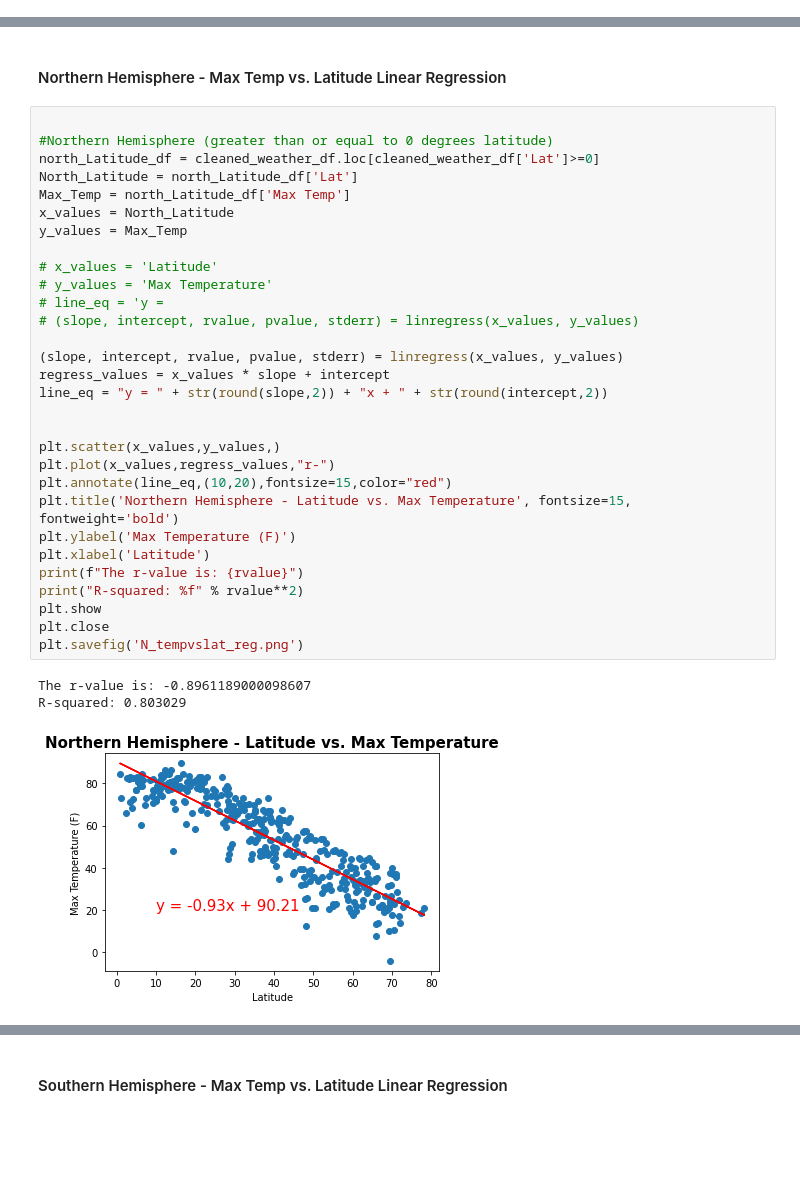
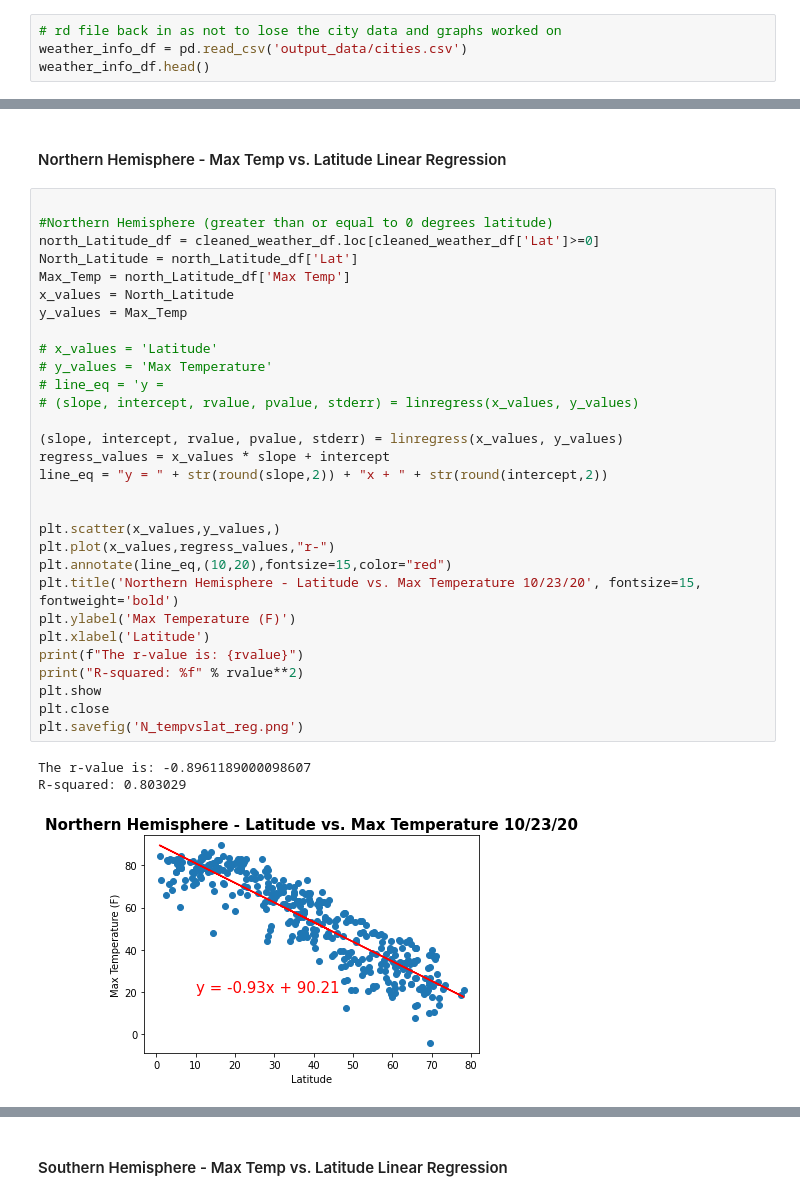
Before and after one commit to jump8621/python-api-challenge, a Jupyter notebook: WeatherPy/WeatherPy-Copy1.ipynb, the cells around one changed output, grey strips where cells are left out. Drawn from its saved outputs; the diff is of its cells as text; blank space fills up the shorter version.

Commit message:
add data

```diff
--- a/WeatherPy/WeatherPy-Copy1.ipynb
+++ b/WeatherPy/WeatherPy-Copy1.ipynb
@@ -226,0 +164,4 @@ weather_info_df.to_csv('../output_data/cities.csv')
+# %%
+# rd file back in as not to lose the city data and graphs worked on
+weather_info_df = pd.read_csv('output_data/cities.csv')
+weather_info_df.head()
@@ -448,32 +347,32 @@ plt.savefig('windvslat.png')
 #Northern Hemisphere (greater than or equal to 0 degrees latitude)
 north_Latitude_df = cleaned_weather_df.loc[cleaned_weather_df['Lat']>=0]
 North_Latitude = north_Latitude_df['Lat']
 Max_Temp = north_Latitude_df['Max Temp']
 x_values = North_Latitude
 y_values = Max_Temp
 
 # x_values = 'Latitude'
 # y_values = 'Max Temperature'
 # line_eq = 'y =
 # (slope, intercept, rvalue, pvalue, stderr) = linregress(x_values, y_values)
 
 (slope, intercept, rvalue, pvalue, stderr) = linregress(x_values, y_values)
 regress_values = x_values * slope + intercept
 line_eq = "y = " + str(round(slope,2)) + "x + " + str(round(intercept,2))
 
 
 plt.scatter(x_values,y_values,)
 plt.plot(x_values,regress_values,"r-")
 plt.annotate(line_eq,(10,20),fontsize=15,color="red")
-plt.title('Northern Hemisphere - Latitude vs. Max Temperature', fontsize=15, fontweight='bold')
+plt.title('Northern Hemisphere - Latitude vs. Max Temperature 10/23/20', fontsize=15, fontweight='bold')
 plt.ylabel('Max Temperature (F)')
 plt.xlabel('Latitude')
 print(f"The r-value is: {rvalue}")
 print("R-squared: %f" % rvalue**2)
 plt.show
 plt.close
 plt.savefig('N_tempvslat_reg.png')
 # %% [output]
 The r-value is: -0.8961189000098607
 R-squared: 0.803029
-[figure, old version]
+[figure, new version]
```
Also changed, not shown: parts of 39 cells of this notebook, 31 other files.
